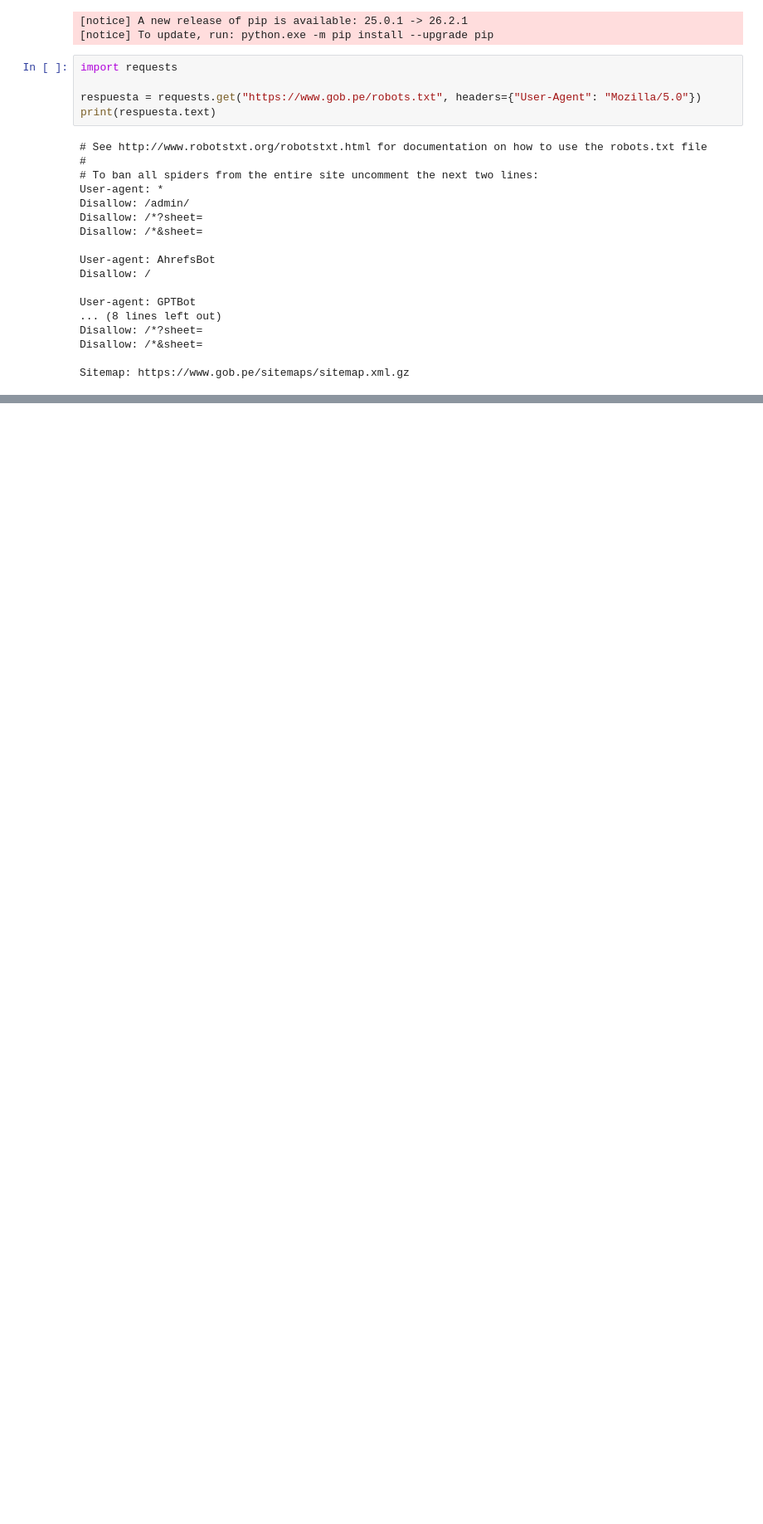
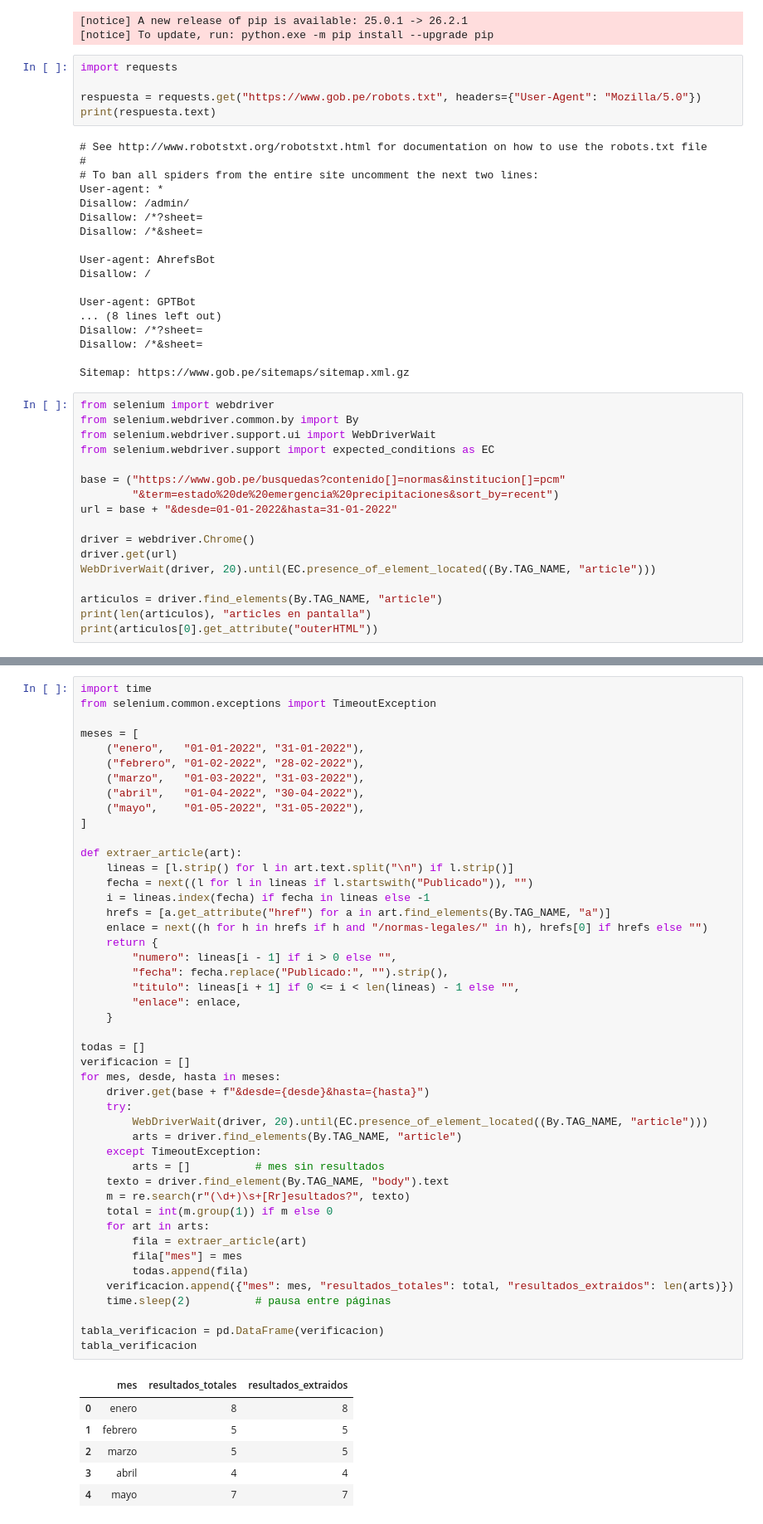
Before and after one commit to roddyhuarhua-hub/assignment_1_grupo_9, a Jupyter notebook: assignment_2/scraping_emergencias.ipynb, the cells around one changed output, grey strips where cells are left out. Shown at 83% size. Drawn from its saved outputs; the diff is of its cells as text; blank space fills up the shorter version.

```diff
--- a/assignment_2/scraping_emergencias.ipynb
+++ b/assignment_2/scraping_emergencias.ipynb
@@ -48,3 +50,20 @@ Disallow: /*?sheet=
 Disallow: /*&sheet=
 
 Sitemap: https://www.gob.pe/sitemaps/sitemap.xml.gz
+# %%
+from selenium import webdriver
+from selenium.webdriver.common.by import By
+from selenium.webdriver.support.ui import WebDriverWait
+from selenium.webdriver.support import expected_conditions as EC
+
+base = ("https://www.gob.pe/busquedas?contenido[]=normas&institucion[]=pcm"
+        "&term=estado%20de%20emergencia%20precipitaciones&sort_by=recent")
+url = base + "&desde=01-01-2022&hasta=31-01-2022"
+
+driver = webdriver.Chrome()
+driver.get(url)
+WebDriverWait(driver, 20).until(EC.presence_of_element_located((By.TAG_NAME, "article")))
+
+articulos = driver.find_elements(By.TAG_NAME, "article")
+print(len(articulos), "articles en pantalla")
+print(articulos[0].get_attribute("outerHTML"))
@@ -50,0 +112,53 @@ Sitemap: https://www.gob.pe/sitemaps/sitemap.xml.gz
+# %%
+import time
+from selenium.common.exceptions import TimeoutException
+
+meses = [
+    ("enero",   "01-01-2022", "31-01-2022"),
+    ("febrero", "01-02-2022", "28-02-2022"),
+    ("marzo",   "01-03-2022", "31-03-2022"),
+    ("abril",   "01-04-2022", "30-04-2022"),
+    ("mayo",    "01-05-2022", "31-05-2022"),
+]
+
+def extraer_article(art):
+    lineas = [l.strip() for l in art.text.split("\n") if l.strip()]
+    fecha = next((l for l in lineas if l.startswith("Publicado")), "")
+    i = lineas.index(fecha) if fecha in lineas else -1
+    hrefs = [a.get_attribute("href") for a in art.find_elements(By.TAG_NAME, "a")]
+    enlace = next((h for h in hrefs if h and "/normas-legales/" in h), hrefs[0] if hrefs else "")
+    return {
+        "numero": lineas[i - 1] if i > 0 else "",
+        "fecha": fecha.replace("Publicado:", "").strip(),
+        "titulo": lineas[i + 1] if 0 <= i < len(lineas) - 1 else "",
+        "enlace": enlace,
+    }
+
+todas = []
+verificacion = []
+for mes, desde, hasta in meses:
+    driver.get(base + f"&desde={desde}&hasta={hasta}")
+    try:
+        WebDriverWait(driver, 20).until(EC.presence_of_element_located((By.TAG_NAME, "article")))
+        arts = driver.find_elements(By.TAG_NAME, "article")
+    except TimeoutException:
+        arts = []          # mes sin resultados
+    texto = driver.find_element(By.TAG_NAME, "body").text
+    m = re.search(r"(\d+)\s+[Rr]esultados?", texto)
+    total = int(m.group(1)) if m else 0
+    for art in arts:
+        fila = extraer_article(art)
+        fila["mes"] = mes
+        todas.append(fila)
+    verificacion.append({"mes": mes, "resultados_totales": total, "resultados_extraidos": len(arts)})
+    time.sleep(2)          # pausa entre páginas
+
+tabla_verificacion = pd.DataFrame(verificacion)
+tabla_verificacion
+# %% [output]
+|  | mes | resultados_totales | resultados_extraidos |
+| 0 | enero | 8 | 8 |
+| 1 | febrero | 5 | 5 |
+| 2 | marzo | 5 | 5 |
+| 3 | abril | 4 | 4 |
+| 4 | mayo | 7 | 7 |
```
Also changed, not shown: parts of 14 cells of this notebook, 2 other files.
